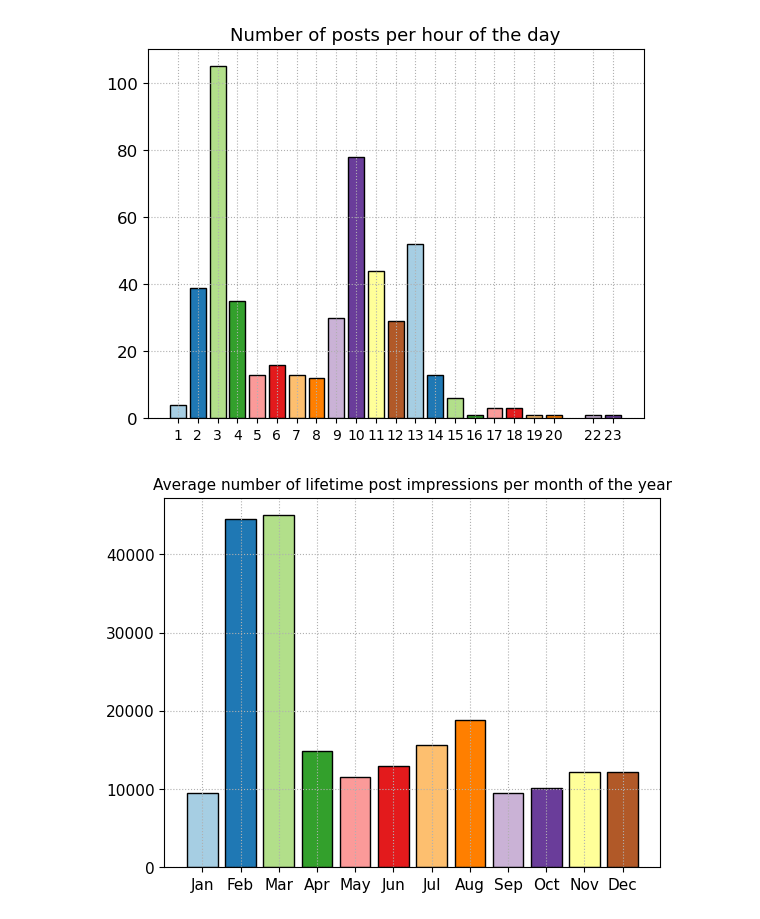
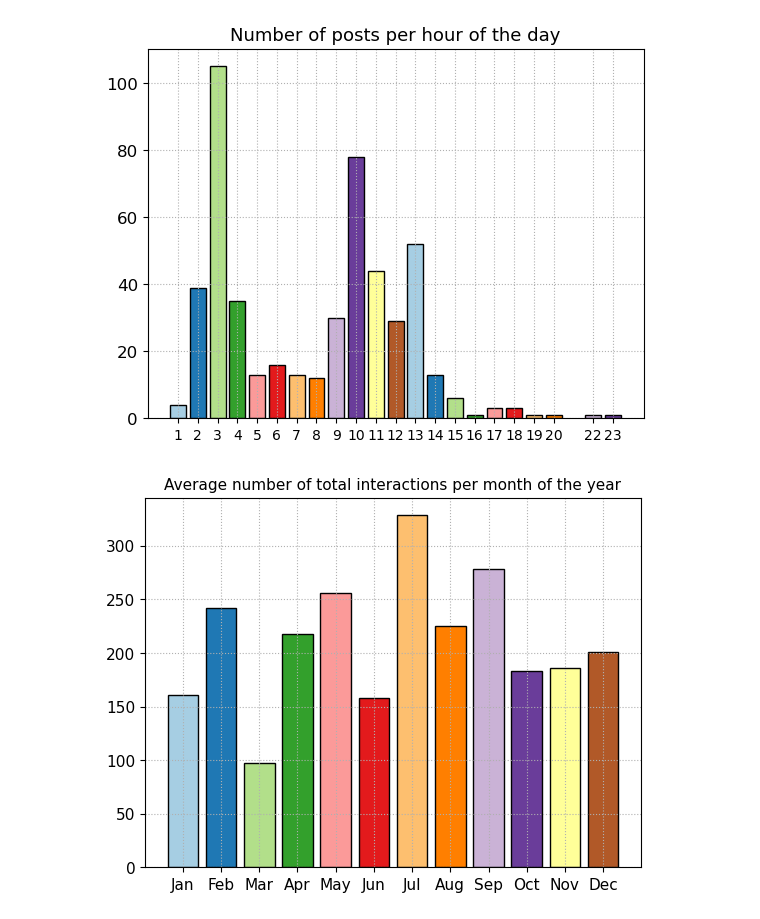
Before and after one commit to capac/facebook-metrics-data-set, a Jupyter notebook: fb_metrics.ipynb, the cells around one changed output. Drawn from its saved outputs; the diff is of its cells as text; code cells hidden in the pictures.

```diff
--- a/fb_metrics.ipynb
+++ b/fb_metrics.ipynb
@@ -130,16 +130,16 @@ plt.grid(linestyle=':')
 # %% [output]
 [figure]
 # %%
-lt_post_imp_df=fb_df['LT Post Imp + Liked Page'].groupby(fb_df['Post Month']).mean()
-plt.bar(x=lt_post_imp_df.index, height=lt_post_imp_df.values,
+tot_int_df=fb_df['Total Int'].groupby(fb_df['Post Month']).mean()
+plt.bar(x=tot_int_df.index, height=tot_int_df.values,
         color=plt.cm.Paired.colors, edgecolor='k')
 months=['Jan', 'Feb', 'Mar', 'Apr', 'May', 'Jun', 'Jul',\
         'Aug', 'Sep', 'Oct', 'Nov', 'Dec']
-plt.xticks(ticks=lt_post_imp_df.index, labels=months, fontsize=11)
+plt.xticks(ticks=tot_int_df.index, labels=months, fontsize=11)
 plt.yticks(fontsize=11)
-plt.title('Average number of lifetime post impressions per month of the year', fontsize=11)
+plt.title('Average number of total interactions per month of the year', fontsize=11)
 plt.grid(linestyle=':')
-# plt.savefig('plots/average_number_of_lifetime_post_consumers_per_month_of_year.png', bbox_inches='tight');
+plt.savefig('plots/average_number_of_total_interactions_per_month_of_year.png', bbox_inches='tight');
 # %% [output]
-[figure, old version]
+[figure, new version]
 # %%
```
Also changed, not shown: parts of 12 cells of this notebook.
